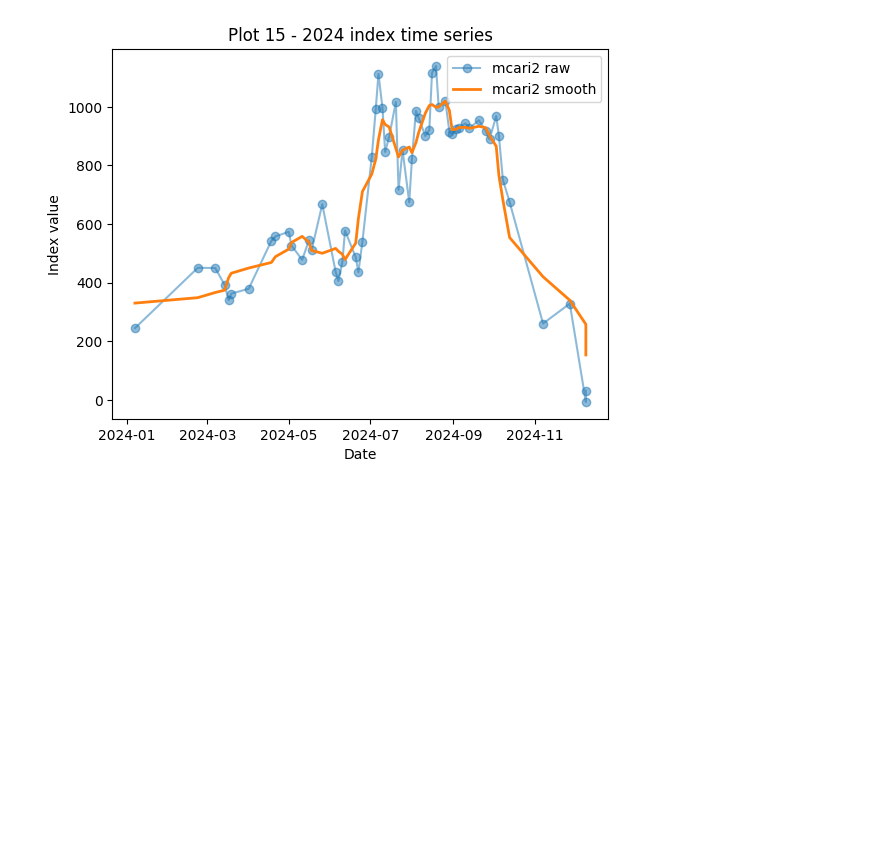
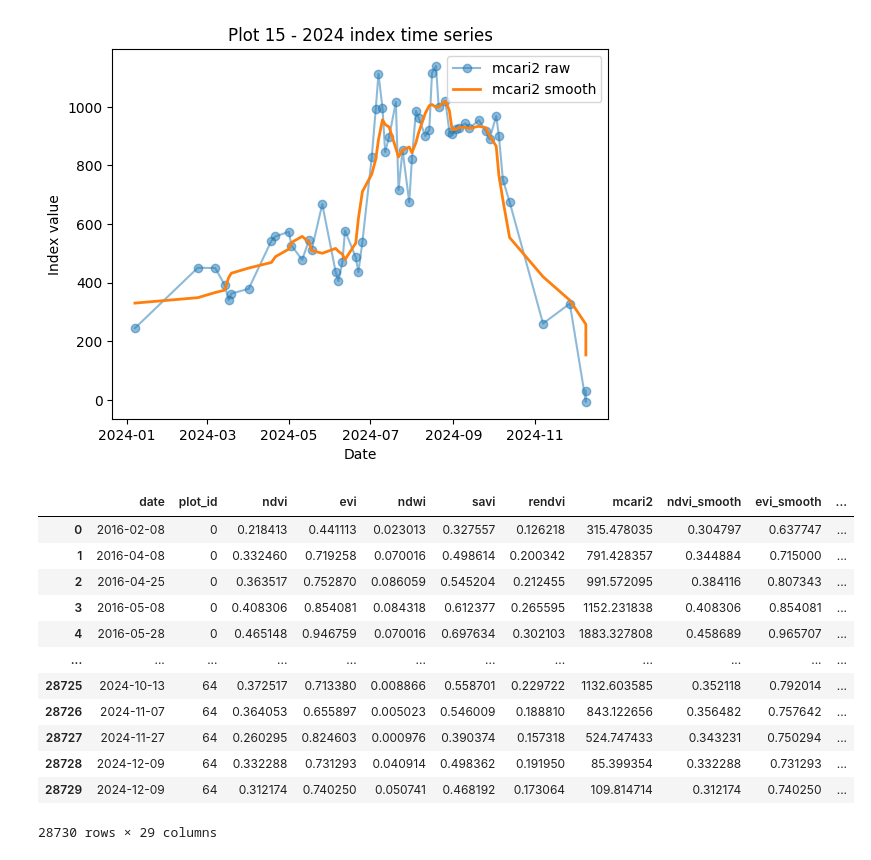
Before and after one commit to simonhansedasi/GrapeExpectations, a Jupyter notebook: RegressionRidge/data_wrangling/04-2_ndvi_smol.ipynb, the cells around one changed output. Cells and saved outputs as stored; diff of their text form; code cells hidden in the pictures; blank space fills up the shorter version.

```diff
--- a/RegressionRidge/data_wrangling/04-2_ndvi_smol.ipynb
+++ b/RegressionRidge/data_wrangling/04-2_ndvi_smol.ipynb
@@ -318,18 +334,3 @@ for idx in indices:
 [figure]
 [figure]
 [figure]
-# %%
-veg_features = ['ndvi_smooth', 'evi_smooth', 'ndwi_smooth', 'savi_smooth', 'rendvi_smooth', 'mcari2_smooth']
-
-df['month'] = df['date'].dt.month
-
-df = df.drop(df[df['month'].isin([1,2,3,11,12])].index)
-
-veg_agg = df.groupby(['plot_id','year','month'])[veg_features].agg({
-    'ndvi_smooth': ['mean','std','max','min'],
-    'evi_smooth': ['mean','std','max','min'],
-    'ndwi_smooth': ['mean','std','max','min'],
-    'savi_smooth': ['mean','std','max','min'],
-    'rendvi_smooth': ['mean','std','max','min'],
-    'mcari2_smooth': ['mean','std','max','min'],
-}).reset_index()
@@ -360,0 +337,26 @@ veg_agg = veg_agg.merge(slopes_df, on=['plot_id','year','month'], how='left')
+# %%
+veg_features = ['ndvi_smooth', 'evi_smooth', 'ndwi_smooth', 'savi_smooth', 'rendvi_smooth', 'mcari2_smooth']
+
+df['month'] = df['date'].dt.month
+df['week'] = df['date'].dt.week
+# %%
+df_orig = df.copy()
+df = df.copy()
+# %%
+df = df_orig.copy()
+# %%
+df
+# %% [output]
+|  | date | plot_id | ndvi | evi | ndwi | savi | rendvi | mcari2 | ndvi_smooth | evi_smooth | ... |
+| 0 | 2016-02-08 | 0 | 0.218413 | 0.441113 | 0.023013 | 0.327557 | 0.126218 | 315.478035 | 0.304797 | 0.637747 | ... |
+| 1 | 2016-04-08 | 0 | 0.332460 | 0.719258 | 0.070016 | 0.498614 | 0.200342 | 791.428357 | 0.344884 | 0.715000 | ... |
+| 2 | 2016-04-25 | 0 | 0.363517 | 0.752870 | 0.086059 | 0.545204 | 0.212455 | 991.572095 | 0.384116 | 0.807343 | ... |
+| 3 | 2016-05-08 | 0 | 0.408306 | 0.854081 | 0.084318 | 0.612377 | 0.265595 | 1152.231838 | 0.408306 | 0.854081 | ... |
+| 4 | 2016-05-28 | 0 | 0.465148 | 0.946759 | 0.070016 | 0.697634 | 0.302103 | 1883.327808 | 0.458689 | 0.965707 | ... |
+| ... | ... | ... | ... | ... | ... | ... | ... | ... | ... | ... | ... |
+| 28725 | 2024-10-13 | 64 | 0.372517 | 0.713380 | 0.008866 | 0.558701 | 0.229722 | 1132.603585 | 0.352118 | 0.792014 | ... |
+| 28726 | 2024-11-07 | 64 | 0.364053 | 0.655897 | 0.005023 | 0.546009 | 0.188810 | 843.122656 | 0.356482 | 0.757642 | ... |
+| 28727 | 2024-11-27 | 64 | 0.260295 | 0.824603 | 0.000976 | 0.390374 | 0.157318 | 524.747433 | 0.343231 | 0.750294 | ... |
+| 28728 | 2024-12-09 | 64 | 0.332288 | 0.731293 | 0.040914 | 0.498362 | 0.191950 | 85.399354 | 0.332288 | 0.731293 | ... |
+| 28729 | 2024-12-09 | 64 | 0.312174 | 0.740250 | 0.050741 | 0.468192 | 0.173064 | 109.814714 | 0.312174 | 0.740250 | ... |
+28730 rows × 29 columns
```
Also changed, not shown: parts of 20 cells of this notebook, 10 other files.
